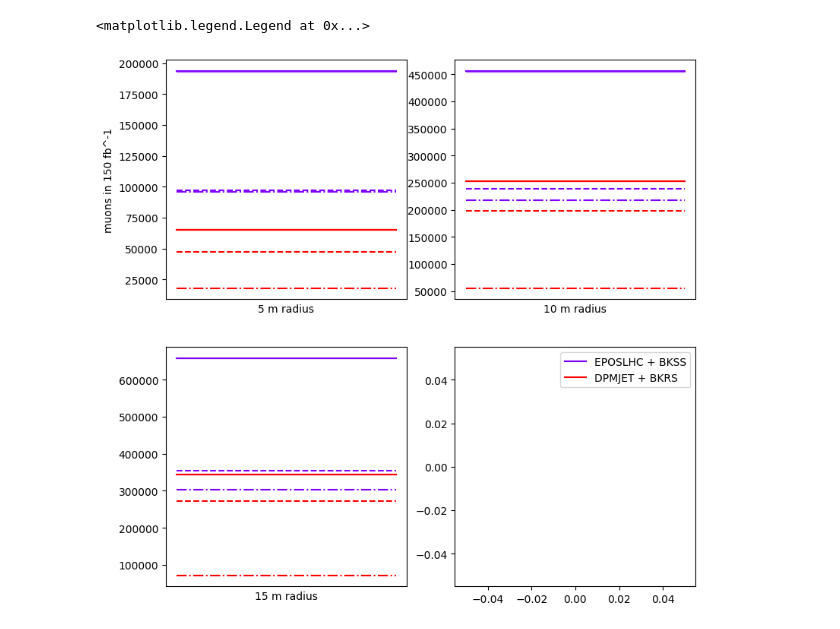
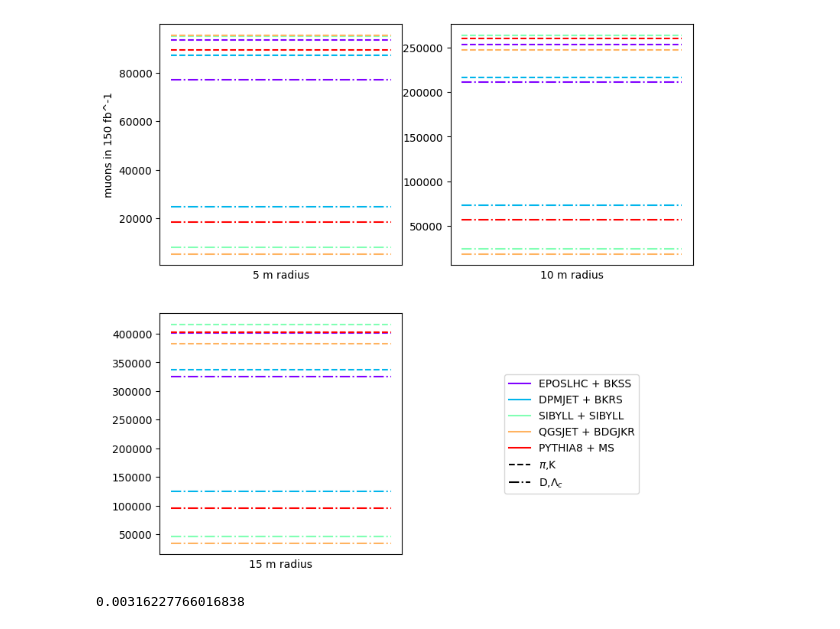
Before and after one commit to nickkamp1/Lake_Geneva_Neutrinos, a Jupyter notebook: MuonRateComparison.ipynb, the cells around one changed output. Cells and saved outputs as stored; diff of their text form; code cells hidden in the pictures.

Commit message:
Rate Calculation Updates

```diff
--- a/MuonRateComparison.ipynb
+++ b/MuonRateComparison.ipynb
@@ -17,25 +17,29 @@ def muon_rates(simulation):
     mu_weights *= mu_distances<mu_ranges
     mu_radius = np.sqrt(np.sum(mu_profile**2,axis=-1))
     rate = {}
+    rate_err = {}
     for rad_cut in [5,10,15]:
         fid_weights = (mu_weights * (mu_radius<rad_cut))
         rate[rad_cut] = sum(fid_weights)
-    return rate
+        rate_err[rad_cut] = np.sqrt(np.sum(fid_weights**2))
+    return rate,rate_err
 # %%
 def total_rate(light_simulation,charm_simulation):
-    rate_l = muon_rates(light_simulation)
-    rate_c = muon_rates(charm_simulation)
+    rate_l,rate_l_err = muon_rates(light_simulation)
+    rate_c,rate_c_err = muon_rates(charm_simulation)
     total_rates = {}
+    total_err = {}
     for k in rate_l.keys():
         total_rates[k] = rate_l[k] + rate_c[k]
-    return rate_l,rate_c,total_rates
+        total_err[k] = np.sqrt(rate_l_err[k]**2 + rate_c_err[k]**2)
+    return rate_l,rate_l_err,rate_c,rate_c_err,total_rates,total_err
 # %%
-light_generators = ["EPOSLHC","DPMJET"]#,"SIBYLL","QGSJET","PYTHIA8"]
-charm_generators = ["BKSS","BKRS"]#,"SIBYLL","BDGJKR","MS"]
+light_generators = ["EPOSLHC","DPMJET","SIBYLL","QGSJET","PYTHIA8"]
+charm_generators = ["BKSS","BKRS","SIBYLL","BDGJKR","MS"]
 
 generator_rates = {}
 
 for gen_l,gen_c in zip(light_generators,charm_generators):
-    light_simulation = MuonSimulation('Data/MuonSimulation/fresh/LHCb_LHC13_%s_light.parquet'%gen_l)
-    charm_simulation = MuonSimulation('Data/MuonSimulation/fresh/LHCb_LHC13_%s_charm.parquet'%gen_c)
+    light_simulation = MuonSimulation('Data/MuonSimulation/LHCb_LHC13_%s_light.parquet'%gen_l)
+    charm_simulation = MuonSimulation('Data/MuonSimulation/LHCb_LHC13_%s_charm.parquet'%gen_c)
     generator_rates[(gen_l,gen_c)] = total_rate(light_simulation,charm_simulation)
@@ -42,29 +64,48 @@ for gen_l,gen_c in zip(light_generators,charm_generators):
 # %%
 color = iter(cm.rainbow(np.linspace(0, 1, len(generator_rates))))
 
 
 fig,ax = plt.subplots(2,2,figsize=(9,9))
-for k,(rate_l,rate_c,total_rates) in generator_rates.items():
+for k,(rate_l,rate_l_err,
+       rate_c,rate_c_err,
+       total_rates,total_err) in generator_rates.items():
     c = next(color)
     for i,rad_cut in enumerate(rate_l.keys()):
         ax_key = (0 if i<2 else 1,i%2)
         ax[ax_key].plot([0,1],[rate_l[rad_cut],rate_l[rad_cut]],ls='--',color=c)
         ax[ax_key].plot([0,1],[rate_c[rad_cut],rate_c[rad_cut]],ls='-.',color=c)
-        ax[ax_key].plot([0,1],[total_rates[rad_cut],total_rates[rad_cut]],color=c)
-        ax[ax_key].fill_between([0,1],
-                                [total_rates[rad_cut]-np.sqrt(total_rates[rad_cut]),
-                                 total_rates[rad_cut]-np.sqrt(total_rates[rad_cut])],
-                                [total_rates[rad_cut]+np.sqrt(total_rates[rad_cut]),
-                                 total_rates[rad_cut]+np.sqrt(total_rates[rad_cut])],
-                                color=c,alpha=0.5)
+        #ax[ax_key].plot([0,1],[total_rates[rad_cut],total_rates[rad_cut]],color=c)
+        for rate,rate_err in zip([#rate_l,
+                                  #rate_c,
+                                  #total_rates
+                                 ],
+                                 [#rate_l_err,
+                                  #rate_c_err,
+                                  #total_err
+                                 ]):
+            ax[ax_key].fill_between([0,1],
+                                    [rate[rad_cut]-rate_err[rad_cut],
+                                     rate[rad_cut]-rate_err[rad_cut]],
+                                    [rate[rad_cut]+rate_err[rad_cut],
+                                     rate[rad_cut]+rate_err[rad_cut]],
+                                    color=c,alpha=0.5)
     ax[1,1].plot([],[],color=c,label="%s + %s"%(k[0],k[1]))
-
+#ax[1,1].plot([],[],color="black",label="total")
+ax[1,1].plot([],[],color="black",ls='--',label=r"$\pi$,K")
+ax[1,1].plot([],[],color="black",ls='-.',label=r"D,$\Lambda_c$")
+ax[1,1].axis("off")
 for i,rad_cut in enumerate([5,10,15]):
     ax_key = (0 if i<2 else 1,i%2)
     ax[ax_key].set_xticks([])
     ax[ax_key].set_xlabel("%d m radius"%rad_cut)
+    #ax[ax_key].semilogy()
 ax[0,0].set_ylabel("muons in 150 fb^-1")
-ax[1,1].legend()
+ax[1,1].legend(loc="center")
+plt.savefig("MuonRateComparison.pdf",dpi=100)
+plt.show()
 # %% [output]
-<matplotlib.legend.Legend at 0x...>
-[figure, old version]
+[figure, new version]
+# %%
+np.sqrt(1e5)/1e5
+# %% [output]
+0.00316227766016838
```
Also changed, not shown: parts of 1 cell of this notebook, 11 other files.
